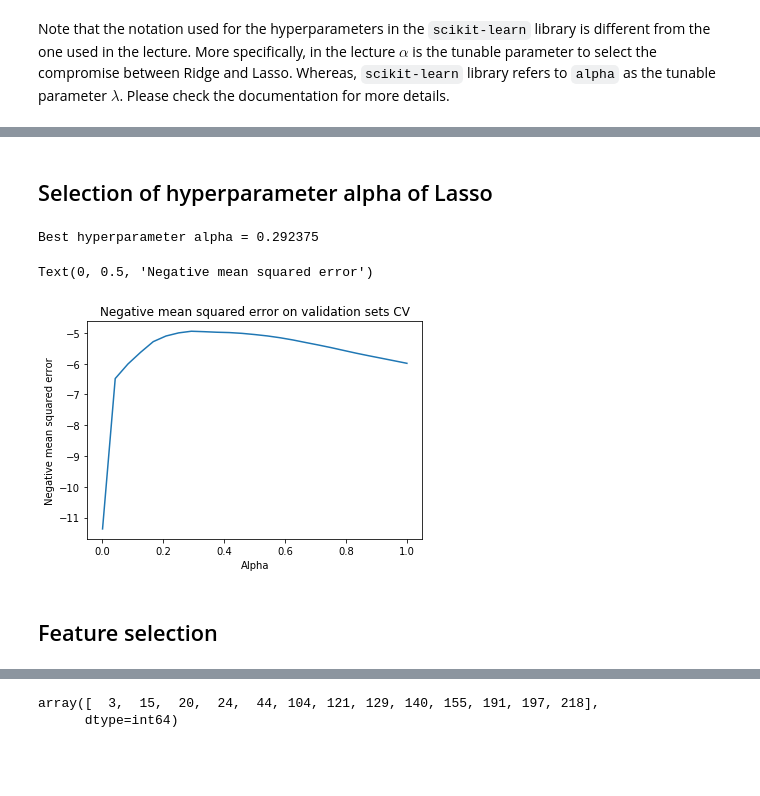
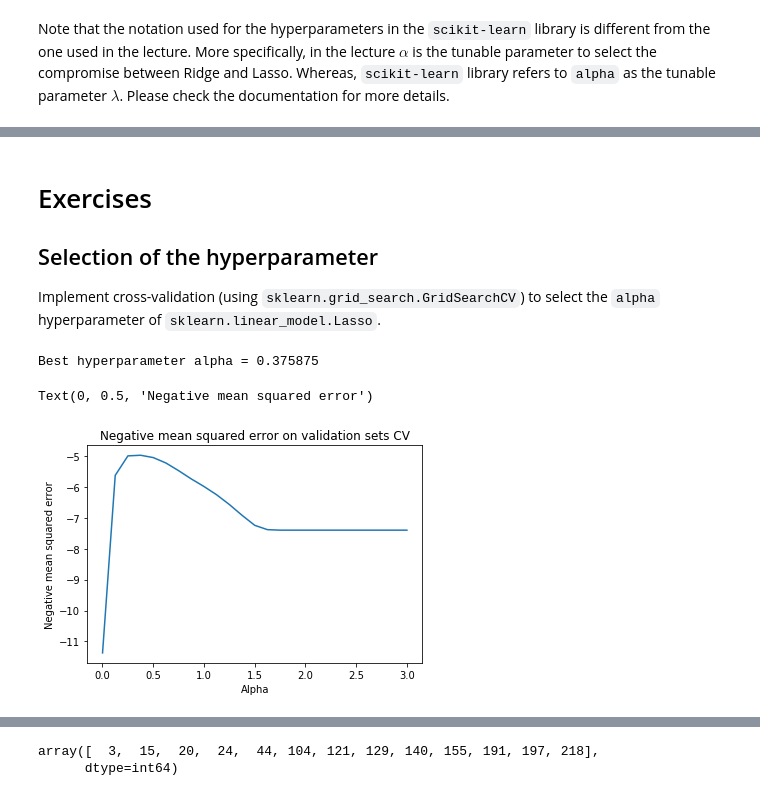
Before and after one commit to LarsDaenen1/8dm50group5, a Jupyter notebook: week_3_myrthe.ipynb, the cells around one changed output, grey strips where cells are left out. Cells and saved outputs as stored; diff of their text form; code cells hidden in the pictures; blank space fills up the shorter version.

```diff
--- a/week_3_myrthe.ipynb
+++ b/week_3_myrthe.ipynb
@@ -381,42 +354,50 @@ Show the effect of the regularization on the parameter estimates in terms of bia
 # %% [markdown]
-## Selection of hyperparameter alpha of Lasso
+# Exercises
+
+## Selection of the hyperparameter
+
+Implement cross-validation (using `sklearn.grid_search.GridSearchCV`) to select the `alpha` hyperparameter of `sklearn.linear_model.Lasso`.
 # %%
+# Import necessary libraries
+
 from sklearn.model_selection import GridSearchCV
 from sklearn.model_selection import train_test_split
 from sklearn.preprocessing import StandardScaler
 import matplotlib.pyplot as plt
 
+# Define X (variables) and y (target)
 X = gene_expression
 y = drug_response
 
-# With Lasso and Ridge always scale --> make Pipeline
-
+# We split in train and test set
 X_train, X_test, y_train, y_test = train_test_split(X, y, test_size=0.25, random_state=42)
 
+# We scale the variables in the training dataset and perform this same transformation on the test set
 sc = StandardScaler()
 X_train = sc.fit_transform(X_train)
 X_test = sc.transform(X_test)
 
-# Check boundaries alpha
-lasso_alphas = np.linspace(0.001, 1, 25)
+# Define range of alpha
+lasso_alphas = np.linspace(0.001, 3, 25)
+
+# Define the Lasso model and perform the grid search
 lasso_model = Lasso(tol=1e-2)
 parms = {'alpha': lasso_alphas}
 gscv = GridSearchCV(lasso_model, parms, cv = 10, scoring='neg_mean_squared_error', return_train_score=True)
 gscv.fit(X_train,y_train)
 
-# # Return estimated best alpha
+# Return estimated best alpha
 est_alpha = gscv.best_params_['alpha']
 
 print('Best hyperparameter alpha = ' + str(est_alpha))
 
+# We plot the negative mean squared error on the validation test sets for different values of alpha
 fig, ax = plt.subplots(1, 1)
 ax.plot(lasso_alphas, gscv.cv_results_['mean_test_score'])
 plt.title('Negative mean squared error on validation sets CV')
 plt.xlabel('Alpha')
 plt.ylabel('Negative mean squared error')
 # %% [output]
-Best hyperparameter alpha = 0.292375
+Best hyperparameter alpha = 0.375875
 Text(0, 0.5, 'Negative mean squared error')
-[figure, old version]
+[figure, new version]
-# %% [markdown]
-## Feature selection
```
Also changed, not shown: parts of 11 cells of this notebook.
